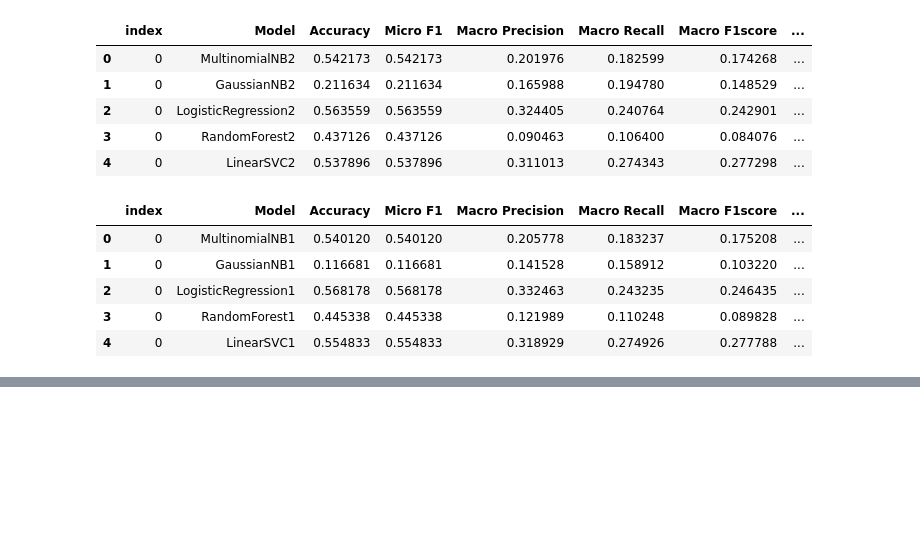
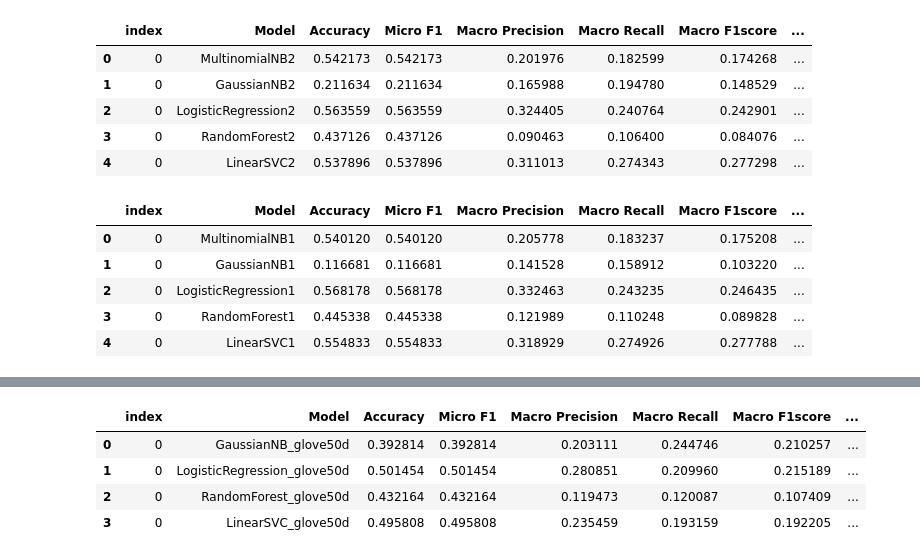
Before and after one commit to siddharthshenoy/Keywordandsum, a Jupyter notebook: ASAR.ipynb, the cells around one changed output, grey strips where cells are left out. Saved outputs shown, nothing was run; the diff lists cells and outputs as text; code cells hidden in the pictures; blank space fills up the shorter version.

Commit message:
using glove_model_50d

```diff
--- a/ASAR.ipynb
+++ b/ASAR.ipynb
@@ -516,3 +498,6 @@ results_cv_straitified_1gram
 # %%
 #with open('results_cv_straitified_2gram_df.pickle', 'wb') as to_write:
 #    pickle.dump(results_cv_straitified_2gram, to_write)
+# %%
+with open('results_cv_straitified_2gram_df.pickle', 'rb') as to_read:
+    results_cv_straitified_1gram = pickle.load(to_read)
@@ -518,0 +526,6 @@ results_cv_straitified_1gram
+# %%
+# Load pickled glove_model
+with open('glove_model_50d.pickle', 'rb') as to_read:
+    glove_model_50d = pickle.load(to_read)
+
+num_features = 50 # depends on the pre-trained model you are loading
@@ -518,0 +650,12 @@ results_cv_straitified_1gram
+# %%
+# Opening Results
+with open('results_cv_straitified_glove50d.pickle', 'rb') as to_read:
+    results_cv_straitified_glove50d = pickle.load(to_read)
+# %%
+results_cv_straitified_glove50d
+# %% [output]
+|  | index | Model | Accuracy | Micro F1 | Macro Precision | Macro Recall | Macro F1score | ... |
+| 0 | 0 | GaussianNB_glove50d | 0.392814 | 0.392814 | 0.203111 | 0.244746 | 0.210257 | ... |
+| 1 | 0 | LogisticRegression_glove50d | 0.501454 | 0.501454 | 0.280851 | 0.209960 | 0.215189 | ... |
+| 2 | 0 | RandomForest_glove50d | 0.432164 | 0.432164 | 0.119473 | 0.120087 | 0.107409 | ... |
+| 3 | 0 | LinearSVC_glove50d | 0.495808 | 0.495808 | 0.235459 | 0.193159 | 0.192205 | ... |
```
Also changed, not shown: parts of 13 cells of this notebook, 2 other files.
